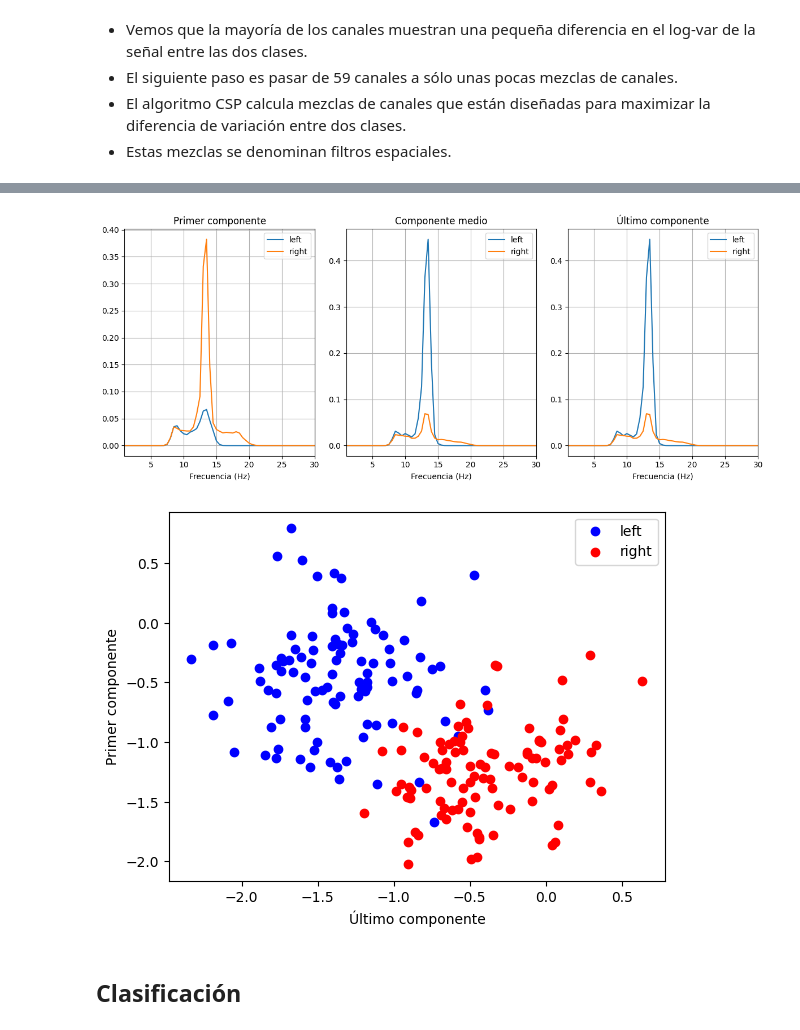
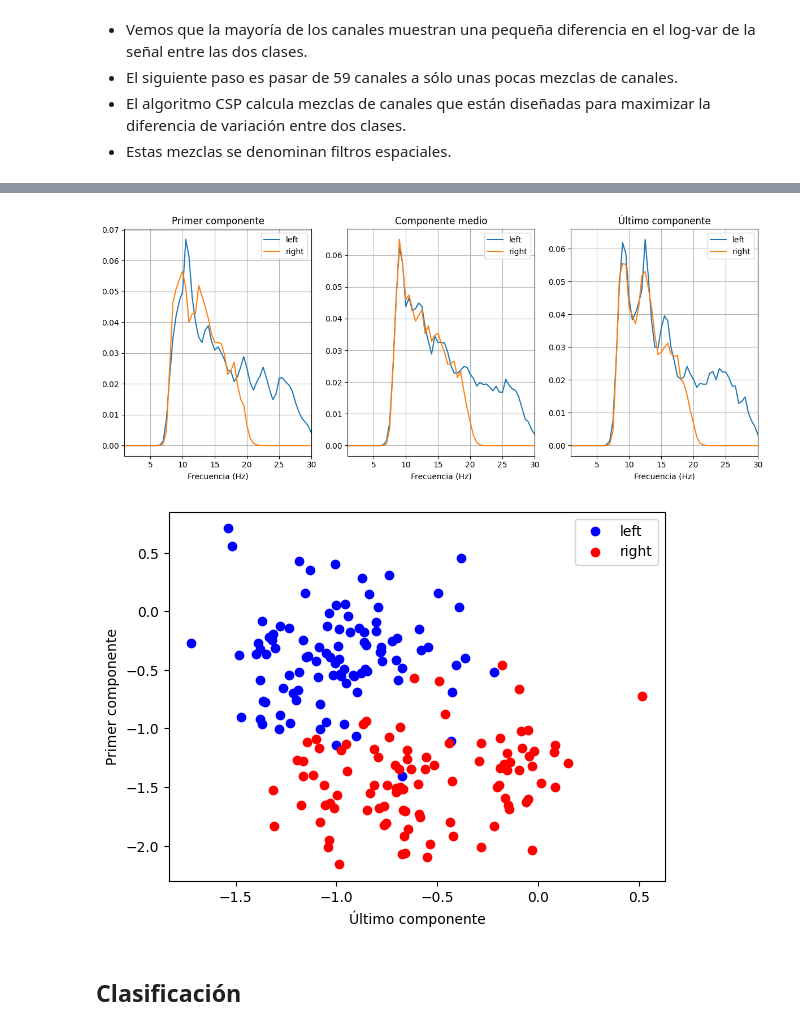
Before and after one commit to OmarAlejandroLinares/Signal-Processing-for-motor-imagery-BCI, a Jupyter notebook: lectura.ipynb, the cells around one changed output, grey strips where cells are left out. Cells and saved outputs as stored; diff of their text form; code cells hidden in the pictures.

```diff
--- a/lectura.ipynb
+++ b/lectura.ipynb
@@ -312,7 +323,7 @@ def bandpass(trials, lo, hi, sample_rate):
     return trials_filt
 # %%
 # Probando la función
-trials_filt = {cl1: bandpass(trials[cl1], 8, 15, sample_rate),cl2: bandpass(trials[cl2], 8, 20, sample_rate),}
+trials_filt = {cl1: bandpass(trials[cl1], 8, 30, sample_rate),cl2: bandpass(trials[cl2], 8, 20, sample_rate),}
 # %%
 # Aplicando la PSD a las señales filtradas
 psd_1, freqs = psd(trials_filt[cl1])
@@ -446,12 +461,13 @@ plot_logvar(trials_logvar)
 # %%
 # Graficando PSD del CSP
 psd_1, freqs = psd(trials_csp[cl1])
 psd_2, freqs = psd(trials_csp[cl2])
 trials_PSD = {cl1: psd_1, cl2: psd_2}
 
-plot_psd(trials_PSD, freqs, [0,58,-1], chan_lab = ['Primer componente', 'Componente medio', 'Último componente'])
+plot_psd(trials_PSD, freqs,
+    [channel_names.index(ch) for ch in ['C3','Cz','C4']], chan_lab = ['Primer componente', 'Componente medio', 'Último componente'])
 # %% [output]
-[figure, old version]
+[figure, new version]
 # %%
 def plot_scatter(one, two):
     plt.figure()
@@ -464,6 +480,6 @@ def plot_scatter(one, two):
 # Probando la función
 plot_scatter(trials_logvar[cl1], trials_logvar[cl2])
 # %% [output]
-[figure, old version]
+[figure, new version]
 # %% [markdown]
 ## Clasificación
```
Also changed, not shown: parts of 28 cells of this notebook.
